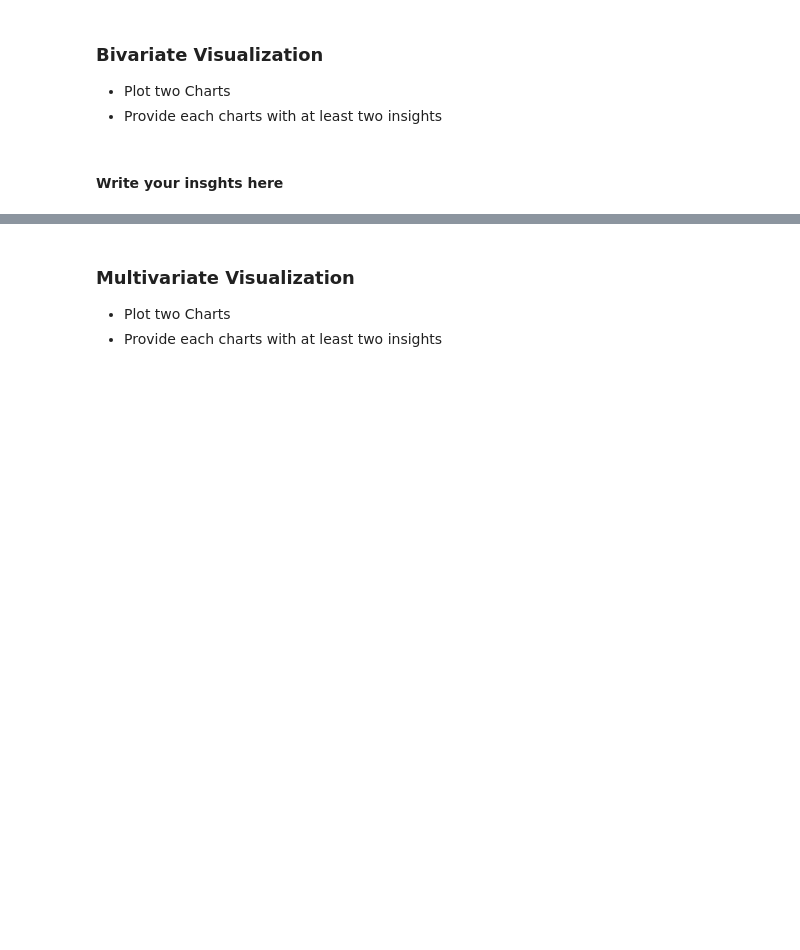
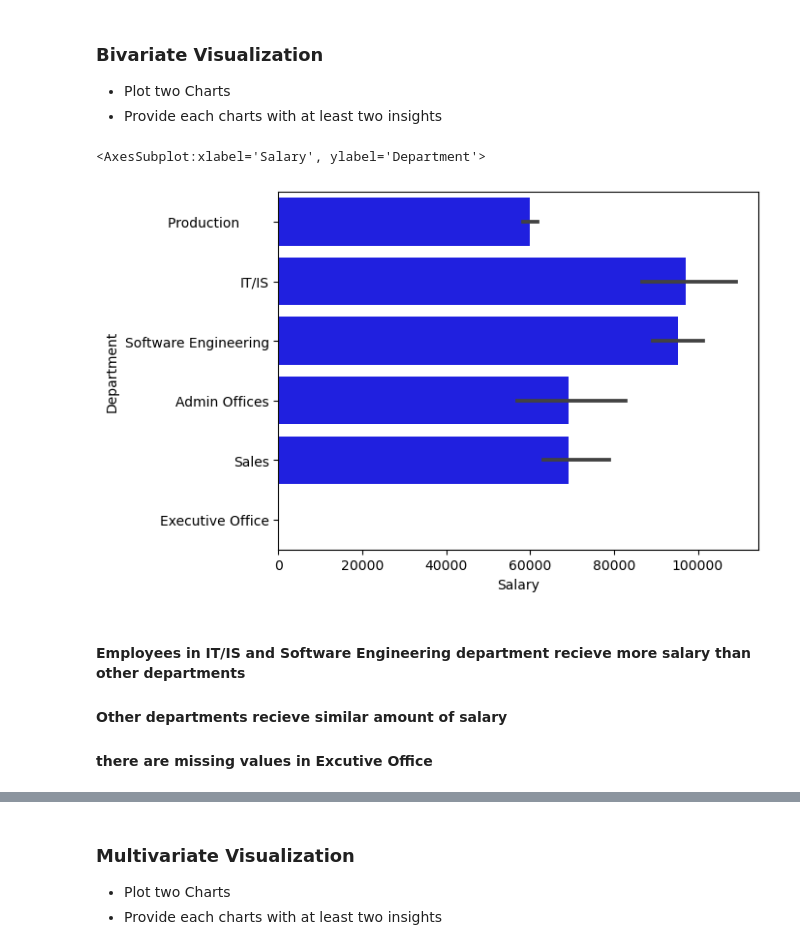
Before and after one commit to Tuwaiq-Data-Science-Bootcamp-V2/EDA-Lab1, a Jupyter notebook: EDA_Assignment .ipynb, the cells around one changed output, grey strips where cells are left out. Saved outputs shown, nothing was run; the diff lists cells and outputs as text; code cells hidden in the pictures; blank space fills up the shorter version.

```diff
--- a/EDA_Assignment .ipynb
+++ b/EDA_Assignment .ipynb
@@ -14,5 +78,12 @@
 ### Bivariate Visualization
 * Plot two Charts
 * Provide each charts with at least two insights
+# %%
+sns.barplot(data = df , x='Salary' , y='Department' , color = 'blue')
+# %% [output]
+<AxesSubplot:xlabel='Salary', ylabel='Department'>
+[figure, added]
 # %% [markdown]
-#### Write your insghts here
+#### Employees in IT/IS  and Software Engineering department recieve more salary than other departments
+#### Other departments recieve similar amount of salary
+#### there are missing values in Excutive Office
```
Also changed, not shown: parts of 13 cells of this notebook, 1 other file.
